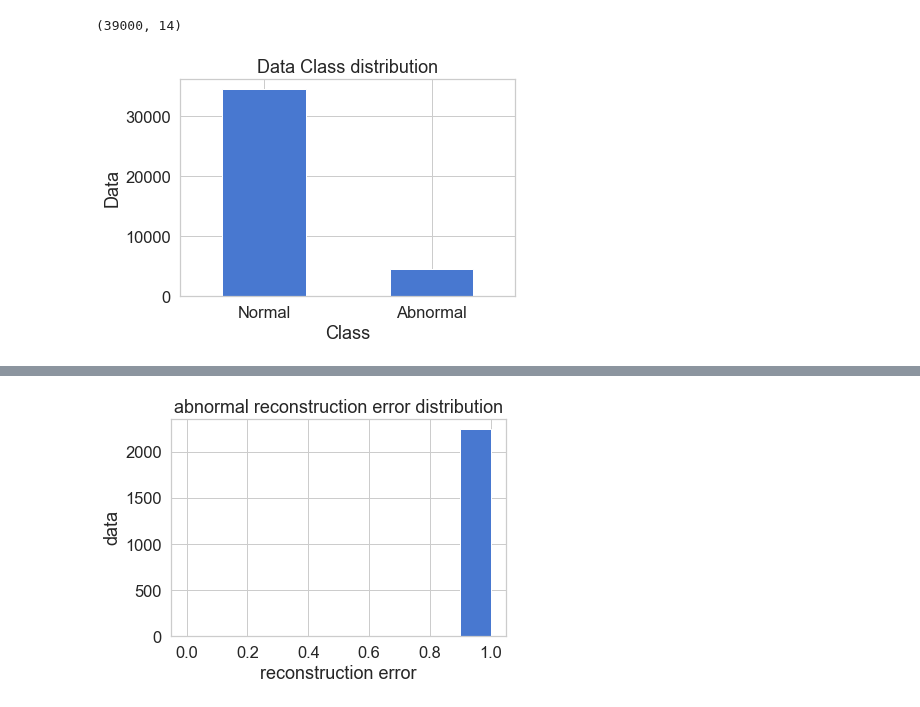
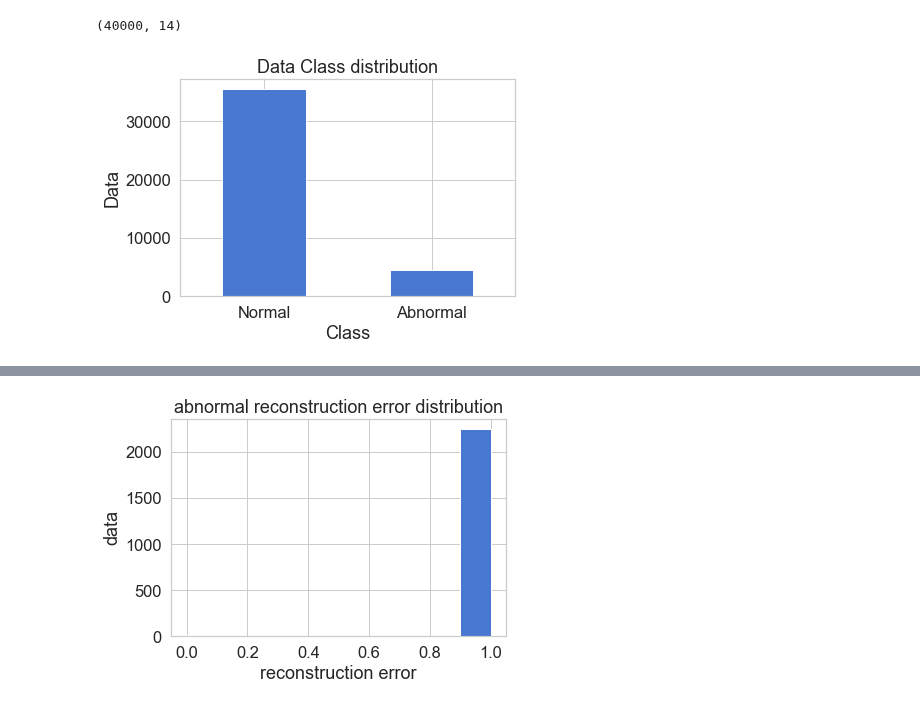
Before and after one commit to 98uranus/Autoencoder, a Jupyter notebook: DAE.ipynb, the cells around one changed output, grey strips where cells are left out. Saved outputs shown, nothing was run; the diff lists cells and outputs as text; code cells hidden in the pictures.

```diff
--- a/DAE.ipynb
+++ b/DAE.ipynb
@@ -23,36 +23,36 @@ sns.set(style='whitegrid', palette='muted', font_scale=1.5)
 
 RANDOM_SEED = 42
 
-df = pd.read_csv("Autoencoder1.csv")
+df = pd.read_csv("Autoencoder_wind.csv")
 print(df.shape)
 
 LABELS = ["Normal", "Abnormal"]
 
 count_classes =pd.value_counts(df['Class'], sort = True)
 count_classes.plot(kind = 'bar', rot=0)
 plt.title("Data Class distribution")
 plt.xticks(range(2), LABELS)
 plt.xlabel("Class")
 plt.ylabel("Data")
 plt.show();
 
 from sklearn.preprocessing import StandardScaler, MinMaxScaler
 from cmath import pi
 
 data = df.drop(['Time'], axis=1)
 y_true = df['Class']
 
 r2d = 180/pi
 
 data['P'] = r2d * data['P']
 data['Q'] = r2d * data['Q']
 data['R'] = r2d * data['R']
 data['Phi'] = r2d * data['Phi']
 data['Theta'] = r2d * data['Theta']
 data['Psi'] = r2d * data['Psi']
 # %% [output]
-(39000, 14)
+(40000, 14)
-[figure, old version]
+[figure, new version]
 # %%
 X_train, X_test = train_test_split(data, test_size=0.5, random_state=RANDOM_SEED)
 X_train = X_train[X_train.Class == 0]
```
Also changed, not shown: parts of 7 cells of this notebook, 13 other files.
